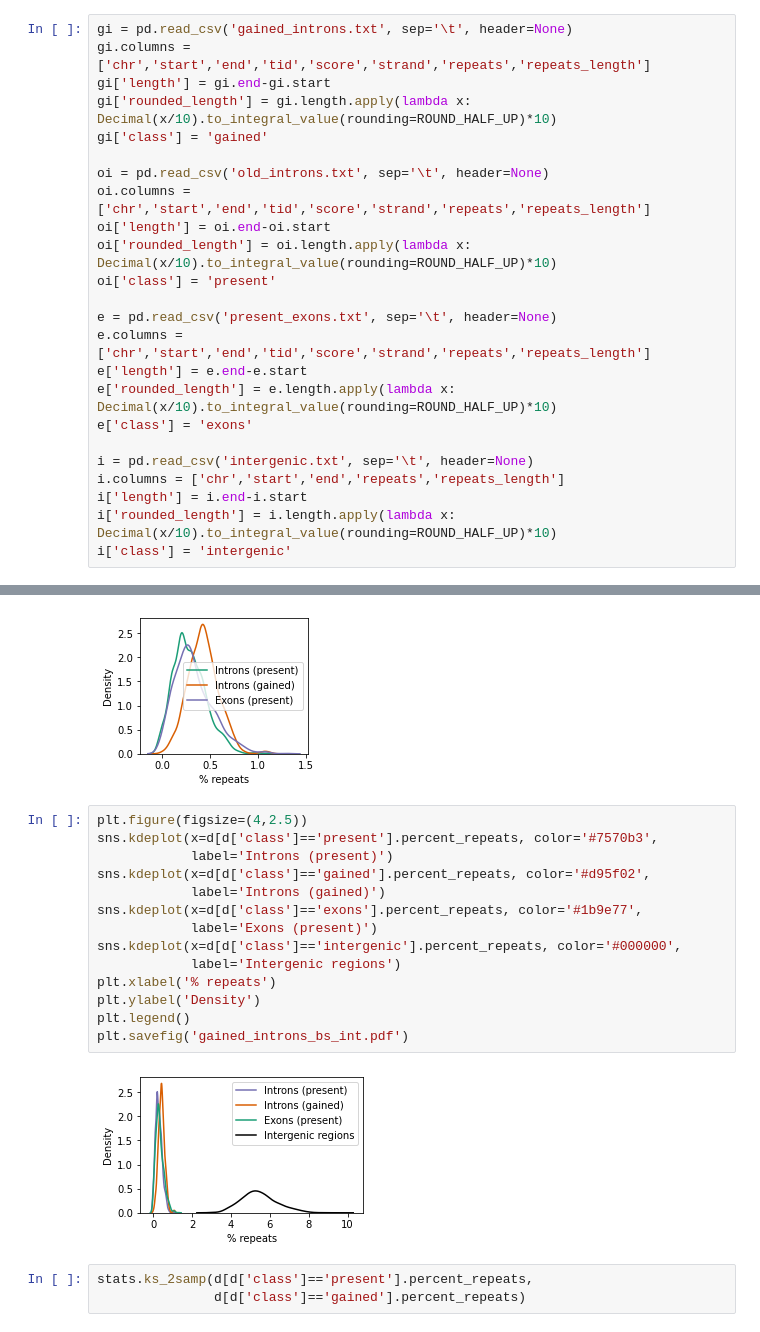
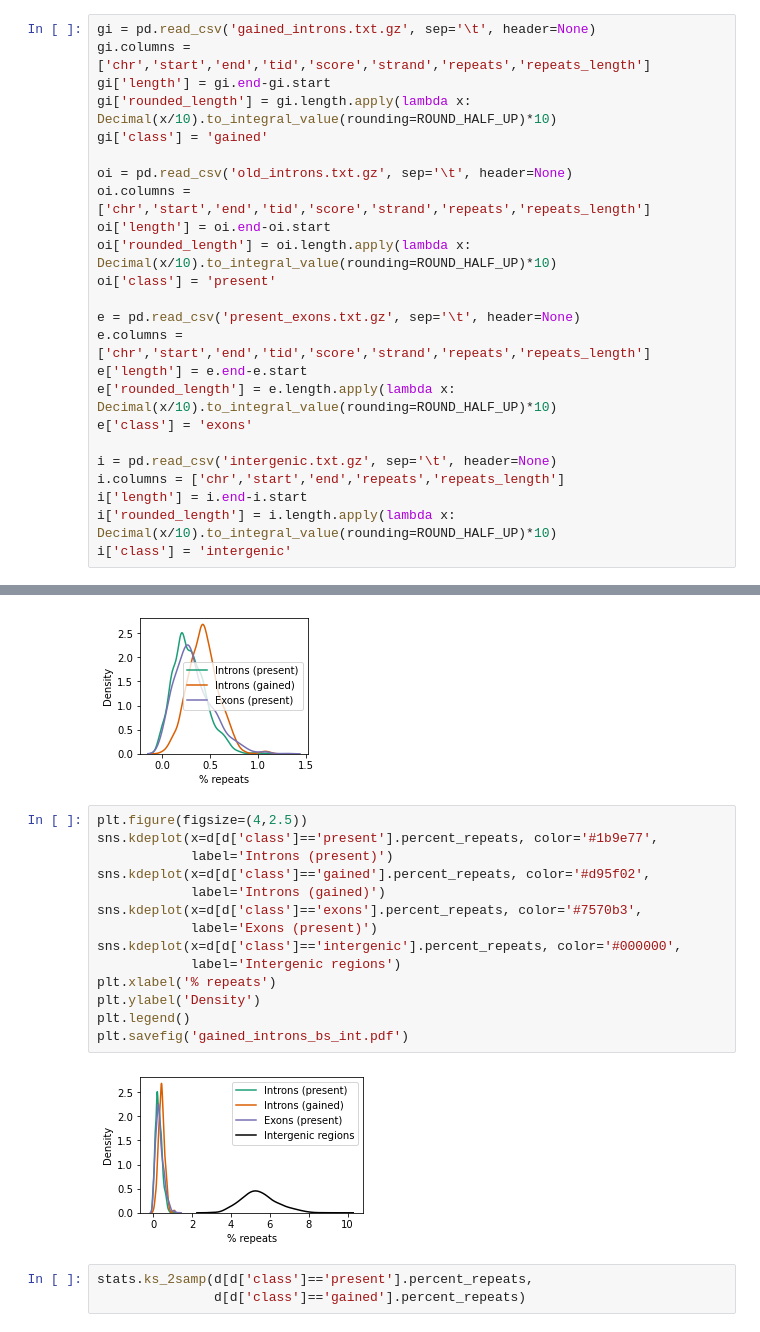
Before and after one commit to Brookesloci/fungi_intron_paper_2020, a Jupyter notebook: repeat_elements/bootstrap_ks.ipynb, the cells around one changed output, grey strips where cells are left out. Saved outputs shown, nothing was run; the diff lists cells and outputs as text.

````diff
--- a/repeat_elements/bootstrap_ks.ipynb
+++ b/repeat_elements/bootstrap_ks.ipynb
@@ -54,24 +56,24 @@ mv intergenic.txt2 intergenic.txt
 ```
 # %%
-gi = pd.read_csv('gained_introns.txt', sep='\t', header=None)
+gi = pd.read_csv('gained_introns.txt.gz', sep='\t', header=None)
 gi.columns = ['chr','start','end','tid','score','strand','repeats','repeats_length']
 gi['length'] = gi.end-gi.start
 gi['rounded_length'] = gi.length.apply(lambda x: Decimal(x/10).to_integral_value(rounding=ROUND_HALF_UP)*10)
 gi['class'] = 'gained'
 
-oi = pd.read_csv('old_introns.txt', sep='\t', header=None)
+oi = pd.read_csv('old_introns.txt.gz', sep='\t', header=None)
 oi.columns = ['chr','start','end','tid','score','strand','repeats','repeats_length']
 oi['length'] = oi.end-oi.start
 oi['rounded_length'] = oi.length.apply(lambda x: Decimal(x/10).to_integral_value(rounding=ROUND_HALF_UP)*10)
 oi['class'] = 'present'
 
-e = pd.read_csv('present_exons.txt', sep='\t', header=None)
+e = pd.read_csv('present_exons.txt.gz', sep='\t', header=None)
 e.columns = ['chr','start','end','tid','score','strand','repeats','repeats_length']
 e['length'] = e.end-e.start
 e['rounded_length'] = e.length.apply(lambda x: Decimal(x/10).to_integral_value(rounding=ROUND_HALF_UP)*10)
 e['class'] = 'exons'
 
-i = pd.read_csv('intergenic.txt', sep='\t', header=None)
+i = pd.read_csv('intergenic.txt.gz', sep='\t', header=None)
 i.columns = ['chr','start','end','repeats','repeats_length']
 i['length'] = i.end-i.start
 i['rounded_length'] = i.length.apply(lambda x: Decimal(x/10).to_integral_value(rounding=ROUND_HALF_UP)*10)
@@ -131,20 +133,20 @@ plt.savefig('gained_introns_bs.pdf')
 [figure]
 # %%
 plt.figure(figsize=(4,2.5))
-sns.kdeplot(x=d[d['class']=='present'].percent_repeats, color='#7570b3',
+sns.kdeplot(x=d[d['class']=='present'].percent_repeats, color='#1b9e77',
             label='Introns (present)')
 sns.kdeplot(x=d[d['class']=='gained'].percent_repeats, color='#d95f02',
             label='Introns (gained)')
-sns.kdeplot(x=d[d['class']=='exons'].percent_repeats, color='#1b9e77',
+sns.kdeplot(x=d[d['class']=='exons'].percent_repeats, color='#7570b3',
             label='Exons (present)')
 sns.kdeplot(x=d[d['class']=='intergenic'].percent_repeats, color='#000000',
             label='Intergenic regions')
 plt.xlabel('% repeats')
 plt.ylabel('Density')
 plt.legend()
 plt.savefig('gained_introns_bs_int.pdf')
 # %% [output]
-[figure, old version]
+[figure, new version]
 # %%
 stats.ks_2samp(d[d['class']=='present'].percent_repeats,
                d[d['class']=='gained'].percent_repeats)
````
Also changed, not shown: parts of 1 cell of this notebook.
